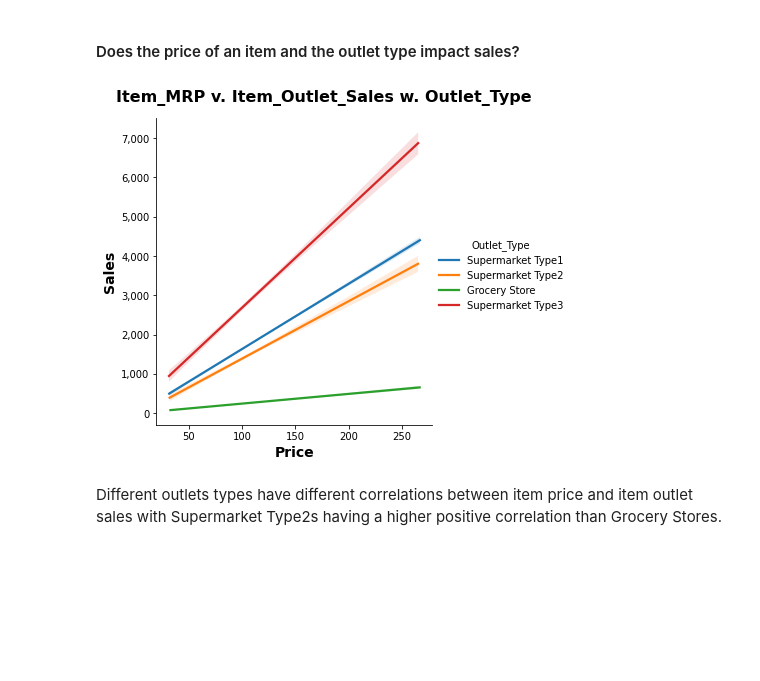
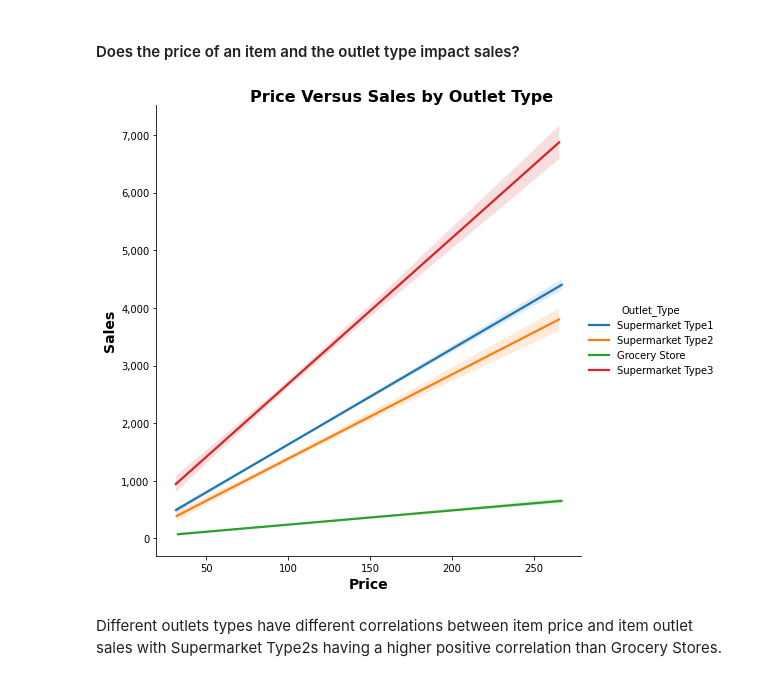
Before and after one commit to osluder/food-sales-predictions, a Jupyter notebook: food-sales-predictions.ipynb, the cells around one changed output. Saved outputs shown, nothing was run; the diff lists cells and outputs as text; code cells hidden in the pictures; blank space fills up the shorter version.

```diff
--- a/food-sales-predictions.ipynb
+++ b/food-sales-predictions.ipynb
@@ -781,19 +779,20 @@ For Part 4, your task is to build several data visualizations to help your stake
 #### Does the price of an item and the outlet type impact sales?
 # %%
 # Item_MRP v. Item_Outlet_Sales w. Outlet_Type
-lm = sns.lmplot(x='Item_MRP', y='Item_Outlet_Sales',
+fg = sns.lmplot(x='Item_MRP', y='Item_Outlet_Sales',
                 data=df,
                 fit_reg=True,
                 hue='Outlet_Type',
-                scatter=False)
+                scatter=False,
+                height=7)
 plt.gca().xaxis.set_major_formatter(StrMethodFormatter('{x:,.0f}'))
 plt.gca().yaxis.set_major_formatter(StrMethodFormatter('{x:,.0f}'))
-lm.set_xlabels('Price', fontsize=14, fontweight="bold")
-lm.set_ylabels('Sales', fontsize=14, fontweight="bold")
-lm.fig.suptitle('Item_MRP v. Item_Outlet_Sales w. Outlet_Type', fontsize=16, fontweight='bold', y=1.05)
+fg.set_xlabels('Price', fontsize=14, fontweight="bold")
+fg.set_ylabels('Sales', fontsize=14, fontweight="bold")
+fg.fig.suptitle('Price Versus Sales by Outlet Type', fontsize=16, fontweight='bold', y=1.01)
 plt.show()
 # %% [output]
-[figure, old version]
+[figure, new version]
 # %% [markdown]
 Different outlets types have different correlations between item price and item outlet sales with Supermarket Type2s having a higher positive correlation than Grocery Stores.
 # %%
```
Also changed, not shown: parts of 3 cells of this notebook.
